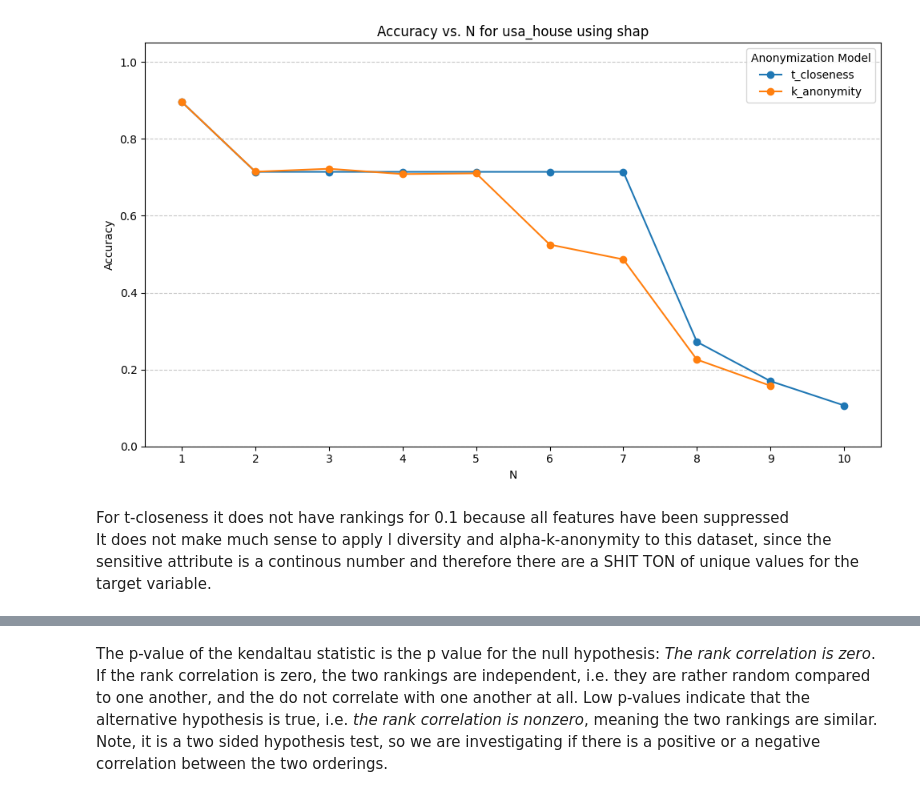
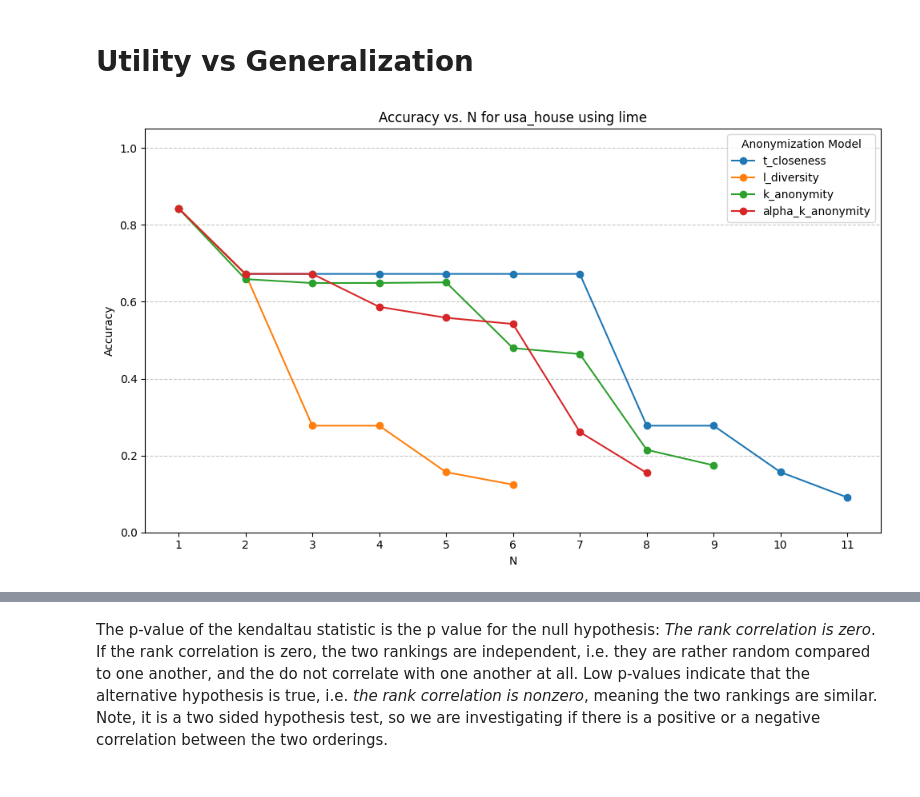
Before and after one commit to Zak9O/Masking-Effects-on-XAI-Techniques, a Jupyter notebook: notebooks/Comparison_Analysis.ipynb, the cells around one changed output, grey strips where cells are left out. Cells and saved outputs as stored; diff of their text form; code cells hidden in the pictures.

```diff
--- a/notebooks/Comparison_Analysis.ipynb
+++ b/notebooks/Comparison_Analysis.ipynb
@@ -7,11 +13,10 @@ import matplotlib.pyplot as plt
+# %% [markdown]
+# Utility vs Generalization
 # %%
 #adult = plot_creator.Comparer("adult", "..", ["l", "a"])
 #adult.plot_line()
 # %%
-usa_house = plot_creator.Comparer("usa_house", "..", ["l", "a"])
-usa_house.plot_accuracy("shap")
+usa_house = plot_creator.Comparer("usa_house", "..")
+usa_house.plot_accuracy("lime")
 # %% [output]
-[figure, old version]
+[figure, new version]
-# %% [markdown]
-For t-closeness it does not have rankings for 0.1 because all features have been suppressed
-It does not make much sense to apply l diversity and alpha-k-anonymity to this dataset, since the sensitive attribute is a continous number and therefore there are a SHIT TON of unique values for the target variable.
```
Also changed, not shown: parts of 27 cells of this notebook.
